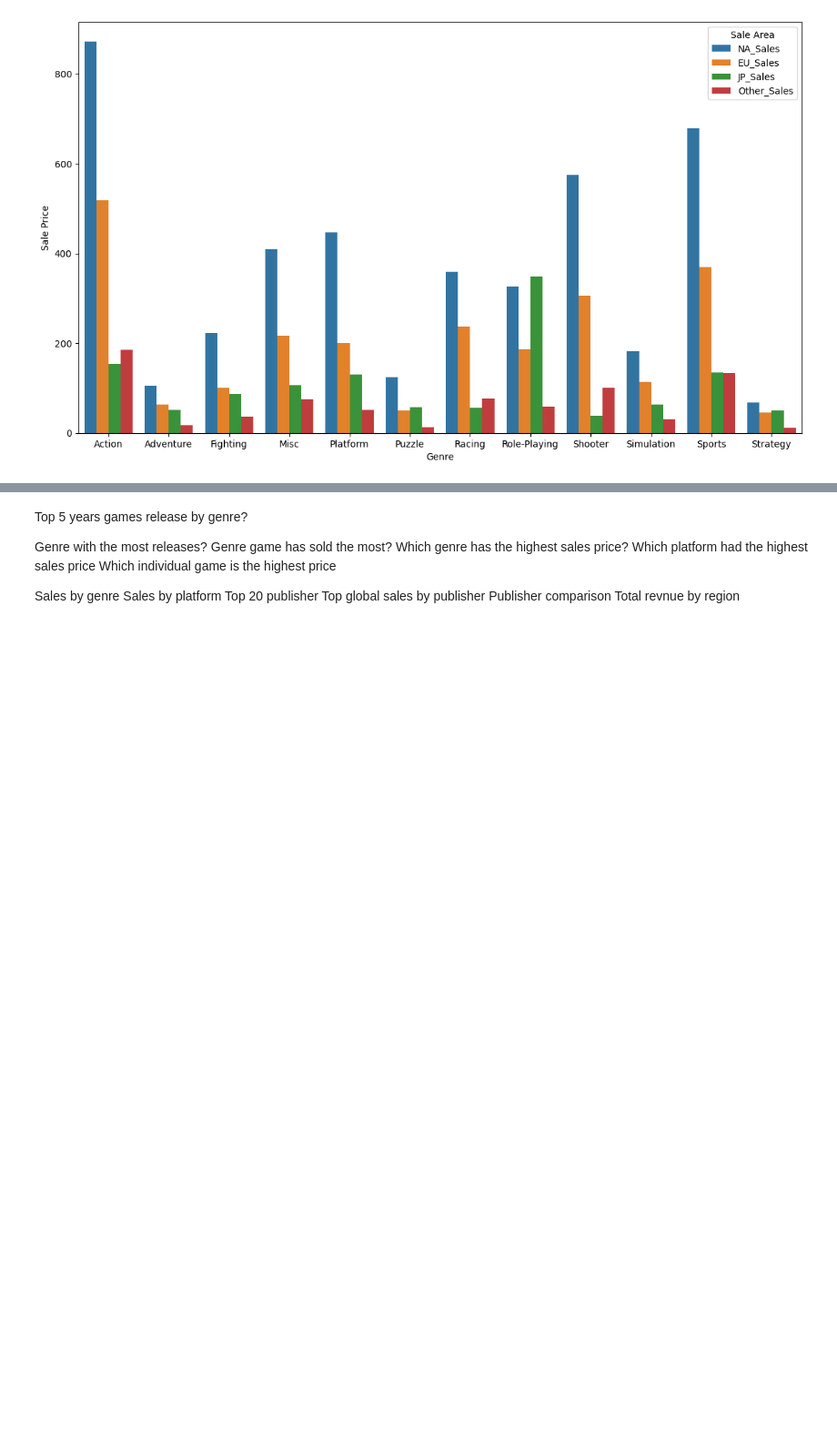
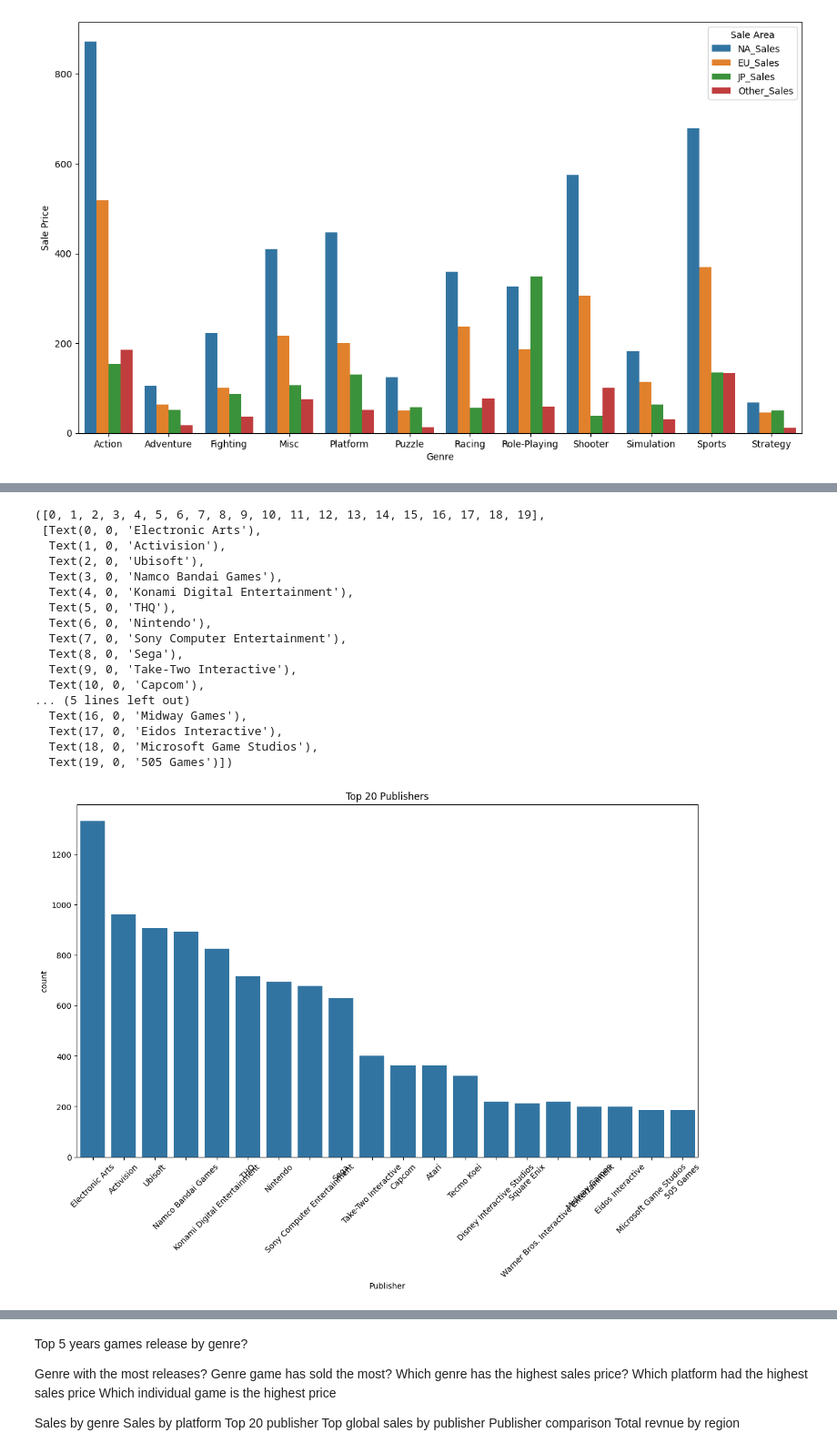
Before and after one commit to pgeneta/Video-Games-EDA, a Jupyter notebook: videogames.ipynb, the cells around one changed output, grey strips where cells are left out. Shown at 91% size. Drawn from its saved outputs; the diff is of its cells as text; code cells hidden in the pictures; blank space fills up the shorter version.

```diff
--- a/videogames.ipynb
+++ b/videogames.ipynb
@@ -383,0 +490,24 @@ plt.legend(title = "Sale Area", loc = 'upper right')
+# %%
+plt.figure(figsize=(14,8))
+sns.countplot(data=df, x = 'Publisher', order=df.groupby('Publisher')['Year'].count().sort_values(ascending=False).head(20).index)
+plt.title("Top 20 Publishers")
+plt.xticks(rotation = 45)
+# %% [output]
+([0, 1, 2, 3, 4, 5, 6, 7, 8, 9, 10, 11, 12, 13, 14, 15, 16, 17, 18, 19],
+ [Text(0, 0, 'Electronic Arts'),
+  Text(1, 0, 'Activision'),
+  Text(2, 0, 'Ubisoft'),
+  Text(3, 0, 'Namco Bandai Games'),
+  Text(4, 0, 'Konami Digital Entertainment'),
+  Text(5, 0, 'THQ'),
+  Text(6, 0, 'Nintendo'),
+  Text(7, 0, 'Sony Computer Entertainment'),
+  Text(8, 0, 'Sega'),
+  Text(9, 0, 'Take-Two Interactive'),
+  Text(10, 0, 'Capcom'),
+... (5 lines left out)
+  Text(16, 0, 'Midway Games'),
+  Text(17, 0, 'Eidos Interactive'),
+  Text(18, 0, 'Microsoft Game Studios'),
+  Text(19, 0, '505 Games')])
+[figure, added]
```
Also changed, not shown: parts of 13 cells of this notebook.
